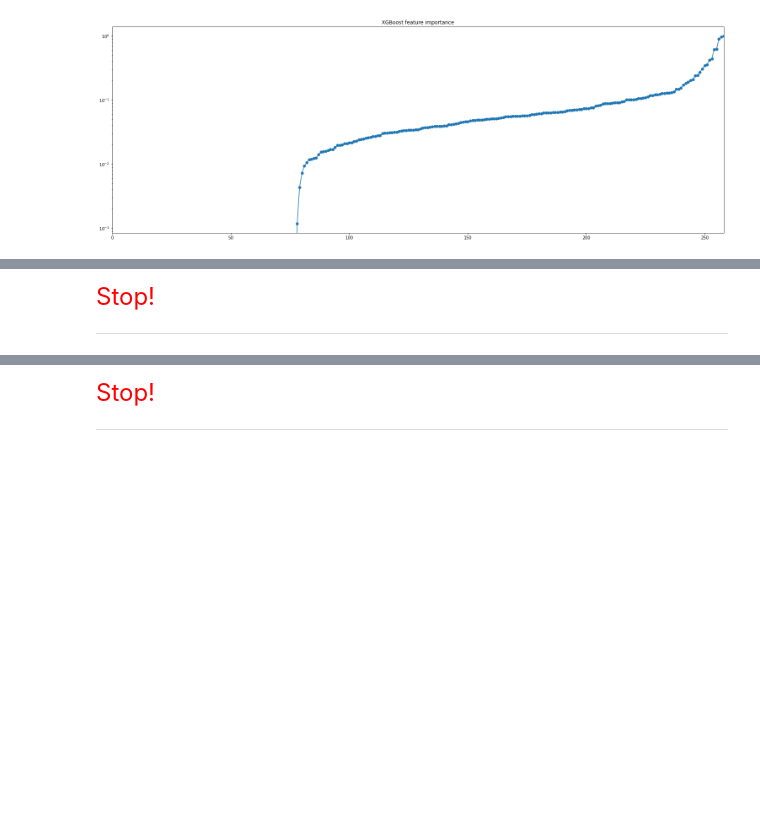
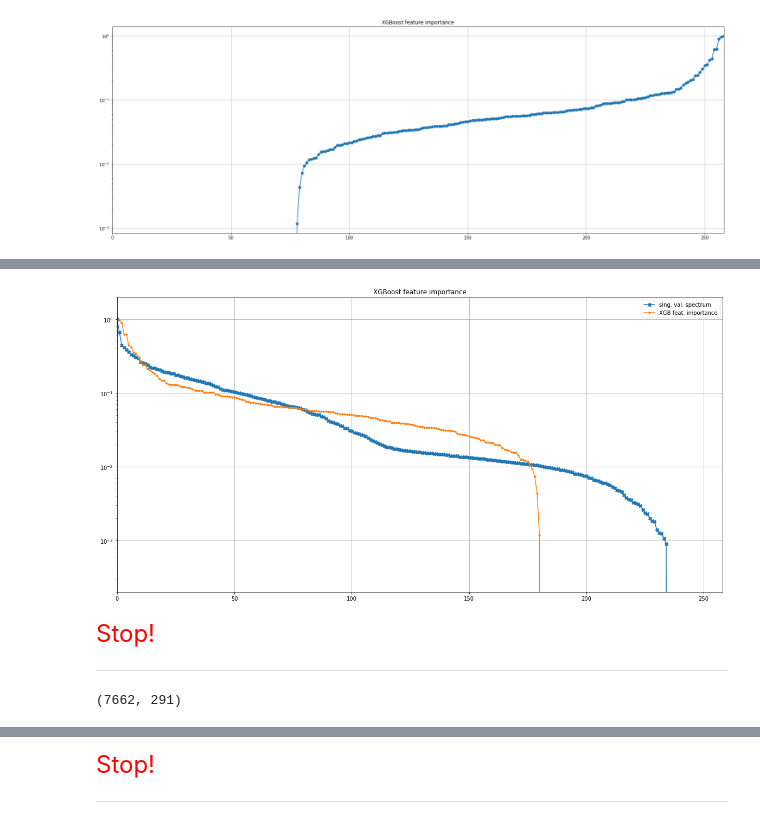
Before and after one commit to m-salewski/data-modeling-protocol, a Jupyter notebook: notebooks/modeling/sberbank_russian_housing__main.ipynb, the cells around one changed output, grey strips where cells are left out. Cells and saved outputs as stored; diff of their text form; code cells hidden in the pictures; blank space fills up the shorter version.

```diff
--- a/notebooks/modeling/sberbank_russian_housing__main.ipynb
+++ b/notebooks/modeling/sberbank_russian_housing__main.ipynb
@@ -415,3 +583,6 @@ df = df.astype(dtypes_dict)
+# %%
+#### NOTE: can use the same cols and dtypes as before since no further reordering of columns was made
+df = pd.DataFrame(data=data, columns=prepro_columns).astype(dtypes_dict)
 # %%
 df.info(verbose=True, null_counts=True)
 # %% [output]
@@ -589,0 +786,8 @@ print(df_co[df_co['normed_importance_']>0.01].shape)
+# %%
+from sklearn.decomposition import PCA
+
+pca = PCA(n_components=259)
+
+X_pca = pca.fit_transform(train)
+
+sing_vals = pca.singular_values_
@@ -590,3 +803,15 @@ print(df_co[df_co['normed_importance_']>0.01].shape)
+# %%
+fig, ax = plt.subplots(1,1,figsize=(20,10))
+ax.plot(np.arange(len(sing_vals)),sing_vals/sing_vals[0], marker='X', label='sing. val. spectrum')
+df_co.sort_values('normed_importance_', ascending=False).reset_index().plot(y='normed_importance_', marker='.', linestyle='-', ax=ax, label='XGB feat. importance')
+plt.title(f"XGBoost feature importance")
+plt.yscale('log')
+plt.grid()
+
+plt.ylim(2e-4,2)
+plt.legend();
+# %% [output]
+[figure, added]
 # %% [markdown]
 <font color='red' size=5>
     Stop!
@@ -595,3 +820,7 @@ print(df_co[df_co['normed_importance_']>0.01].shape)
 # %%
 df_test = pd.read_csv('../../datasets/sberbank-russian-housing-market/test.csv', \
                  infer_datetime_format=True, parse_dates=['timestamp'])
+# %%
+df_test.shape
+# %% [output]
+(7662, 291)
```
Also changed, not shown: parts of 49 cells of this notebook, 1 other file.
